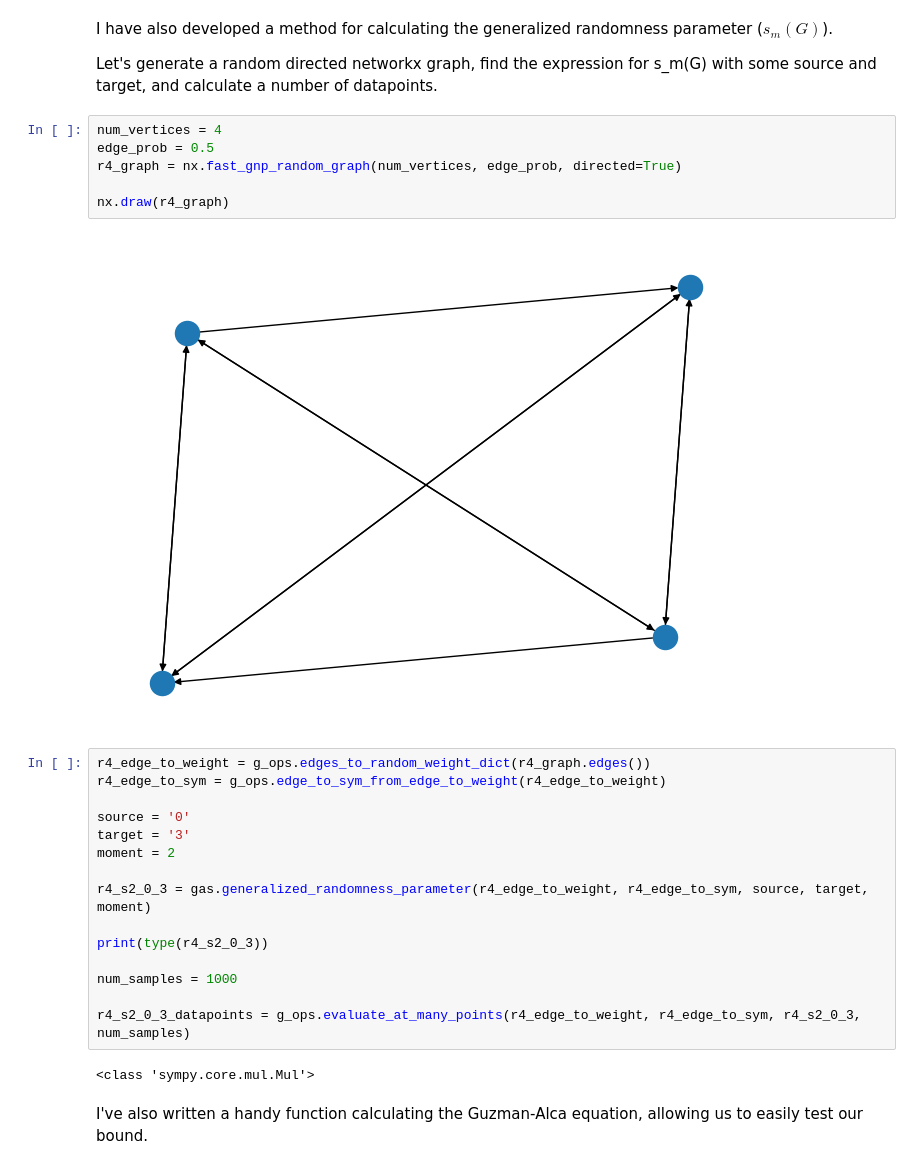
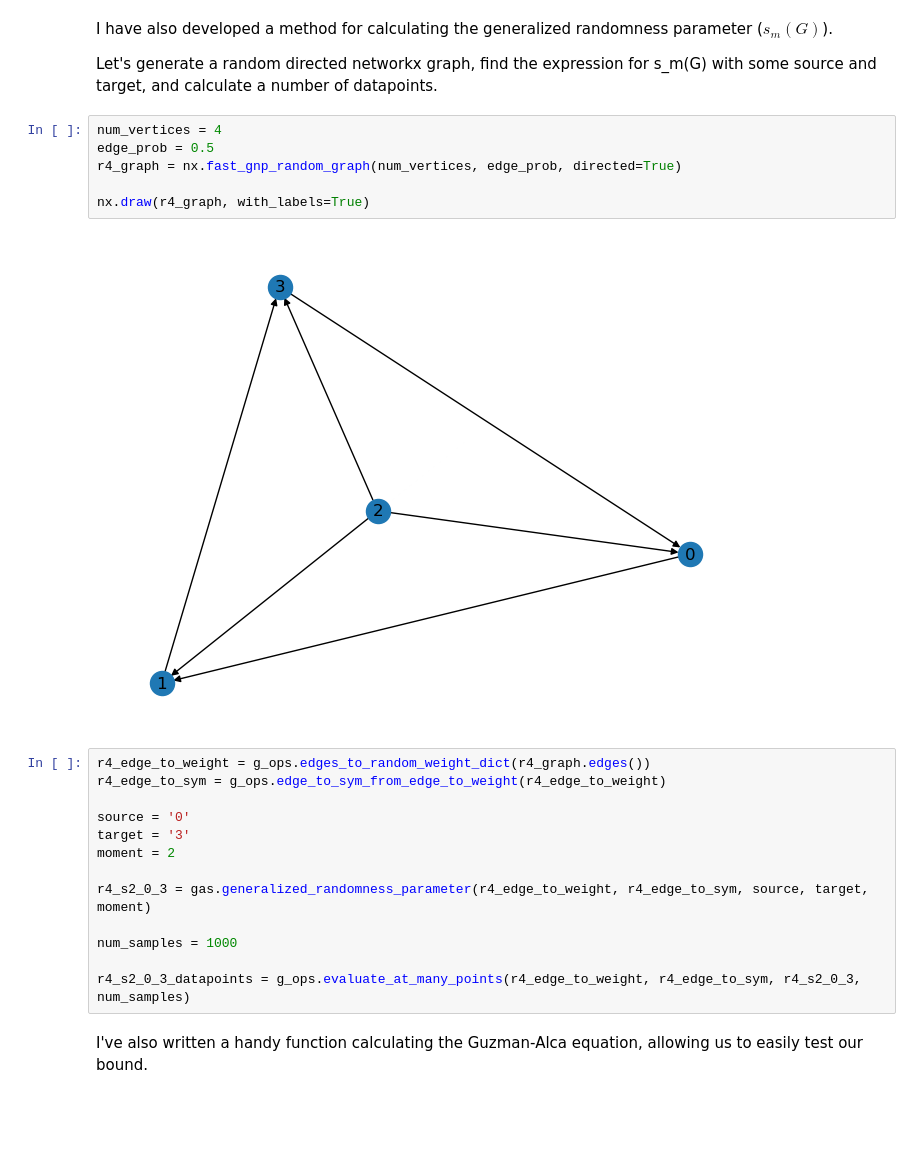
Before and after one commit to alcaemre/linearframework, a Jupyter notebook: linearframework/tutorial.ipynb, the cells around one changed output. Saved outputs shown, nothing was run; the diff lists cells and outputs as text; blank space fills up the shorter version.

```diff
--- a/linearframework/tutorial.ipynb
+++ b/linearframework/tutorial.ipynb
@@ -109,11 +109,11 @@ Let's generate a random directed networkx graph, find the expression for s_m(G)
 # %%
 num_vertices = 4
 edge_prob = 0.5
 r4_graph = nx.fast_gnp_random_graph(num_vertices, edge_prob, directed=True)
 
-nx.draw(r4_graph)
+nx.draw(r4_graph, with_labels=True)
 # %% [output]
-[figure, old version]
+[figure, new version]
 # %%
 r4_edge_to_weight = g_ops.edges_to_random_weight_dict(r4_graph.edges())
 r4_edge_to_sym = g_ops.edge_to_sym_from_edge_to_weight(r4_edge_to_weight)
@@ -124,13 +124,9 @@ moment = 2
 
 r4_s2_0_3 = gas.generalized_randomness_parameter(r4_edge_to_weight, r4_edge_to_sym, source, target, moment)
 
-print(type(r4_s2_0_3))
-
 num_samples = 1000
 
 r4_s2_0_3_datapoints = g_ops.evaluate_at_many_points(r4_edge_to_weight, r4_edge_to_sym, r4_s2_0_3, num_samples)
-# %% [output]
-<class 'sympy.core.mul.Mul'>
 # %% [markdown]
 I've also written a handy function calculating the Guzman-Alca equation, allowing us to easily test our bound.
 # %%
```
Also changed, not shown: parts of 1 cell of this notebook, 6 other files.
